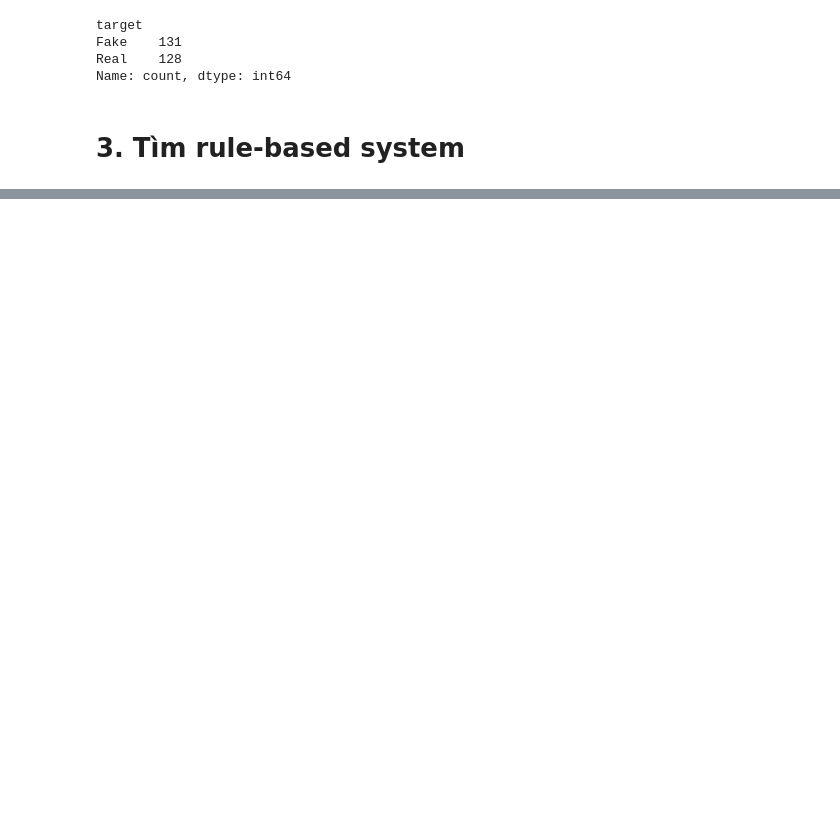
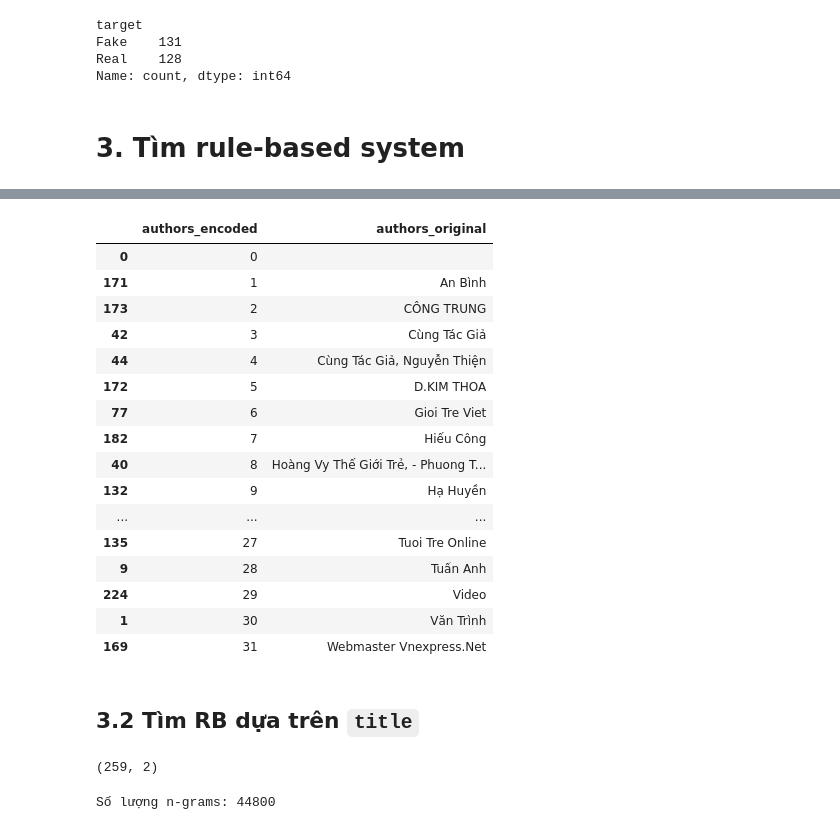
Before and after one commit to iammytran/fake-news-detector, a Jupyter notebook: truc-rule-based-sys.ipynb, the cells around one changed output, grey strips where cells are left out. Cells and saved outputs as stored; diff of their text form; code cells hidden in the pictures; blank space fills up the shorter version.

```diff
--- a/truc-rule-based-sys.ipynb
+++ b/truc-rule-based-sys.ipynb
@@ -209,0 +219,48 @@ Accuracy của Decision Tree: 88.46%
+# %%
+# Tạo bảng mapping cho authors
+df_mapping_authors = pd.DataFrame({"authors_encoded": df1["authors_encoded"],
+                                   "authors_original": df["authors"]}
+                                   ).drop_duplicates().sort_values(by="authors_encoded", ascending=True)
+df_mapping_authors
+# %% [output]
+|  | authors_encoded | authors_original |
+| 0 | 0 |  |
+| 171 | 1 | An Bình |
+| 173 | 2 | CÔNG TRUNG |
+| 42 | 3 | Cùng Tác Giả |
+| 44 | 4 | Cùng Tác Giả, Nguyễn Thiện |
+| 172 | 5 | D.KIM THOA |
+| 77 | 6 | Gioi Tre Viet |
+| 182 | 7 | Hiếu Công |
+| 40 | 8 | Hoàng Vy Thế Giới Trẻ, - Phuong T... |
+| 132 | 9 | Hạ Huyền |
+| ... | ... | ... |
+| 135 | 27 | Tuoi Tre Online |
+| 9 | 28 | Tuấn Anh |
+| 224 | 29 | Video |
+| 1 | 30 | Văn Trình |
+| 169 | 31 | Webmaster Vnexpress.Net |
+# %% [markdown]
+## 3.2 Tìm RB dựa trên `title`
+# %%
+df2 = df[['title', 'target']]
+df2.shape
+# %% [output]
+(259, 2)
+# %%
+# Đọc danh sách n-grams từ file
+def read_ngrams(file_path):
+    with open(file_path, "r", encoding="utf-8") as f:
+        return [line.strip() for line in f.readlines()]
+
+# Đọc danh sách n-gram từ 3 file
+bi_grams = read_ngrams("C:/Users/VivoBook/Documents/detect fake news/VFND-vietnamese-fake-news-datasets/Dictionaries/bi_gram.txt")
+tri_grams = read_ngrams("C:/Users/VivoBook/Documents/detect fake news/VFND-vietnamese-fake-news-datasets/Dictionaries/tri_gram.txt")
+four_grams = read_ngrams("C:/Users/VivoBook/Documents/detect fake news/VFND-vietnamese-fake-news-datasets/Dictionaries/four_gram.txt")
+
+# Tổng hợp danh sách tất cả n-grams
+all_ngrams = set(bi_grams + tri_grams + four_grams)
+
+print("Số lượng n-grams:", len(all_ngrams))
+# %% [output]
+Số lượng n-grams: 44800
```
Also changed, not shown: parts of 23 cells of this notebook.
